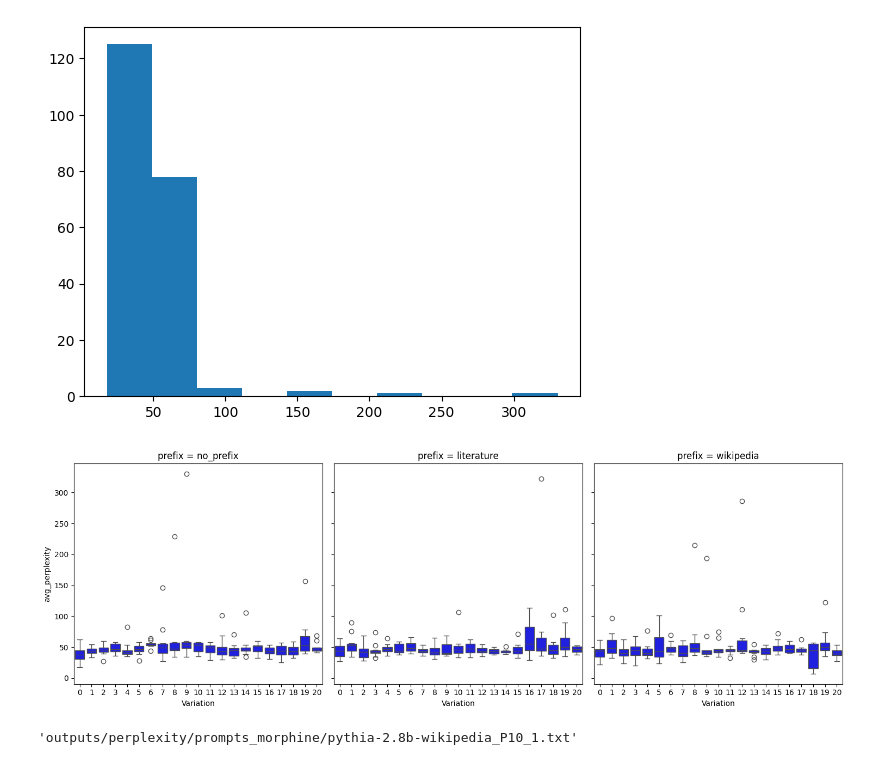
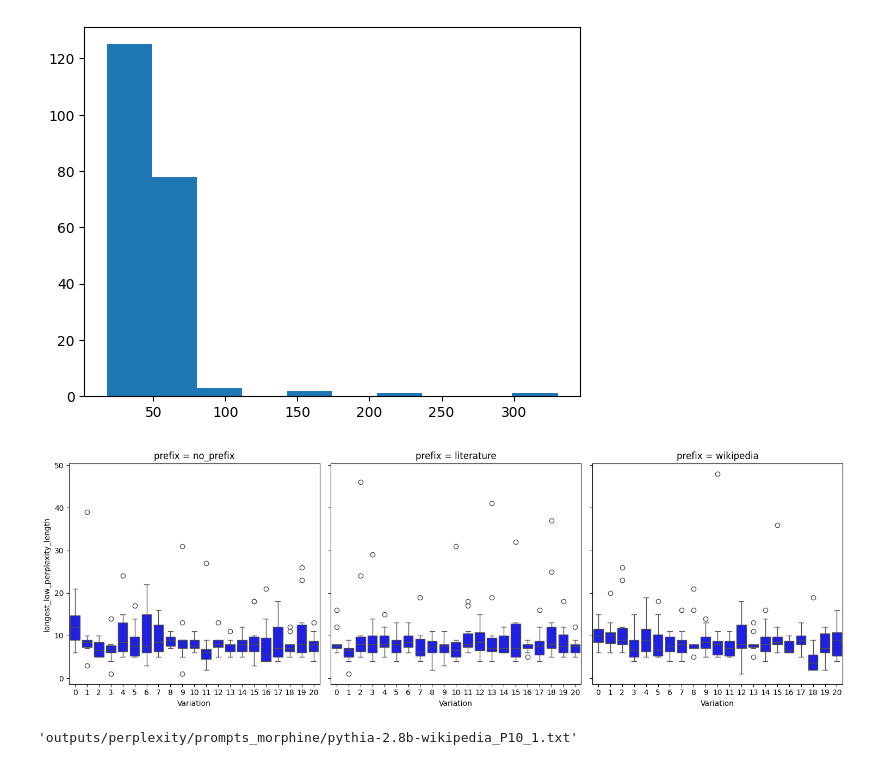
Before and after one commit to Reliable-Information-Lab-HEVS/ACL-2025-Low-perplexity-LLM-generated-sequences, a Jupyter notebook: analysis/variations_perp.ipynb, the cells around one changed output. Saved outputs shown, nothing was run; the diff lists cells and outputs as text; code cells hidden in the pictures.

```diff
--- a/analysis/variations_perp.ipynb
+++ b/analysis/variations_perp.ipynb
@@ -130,25 +130,25 @@ fig.show()
 # %%
 # Create subplots for each value of Z
 fig, axes = plt.subplots(1, len(unique_z_values), figsize=(15, 5), sharey=True)
 
-per = 'avg_perplexity' #longest_low_perplexity_length
+per = 'longest_low_perplexity_length' #longest_low_perplexity_length
 
 for ax, z_value in zip(axes, unique_z_values):
     # Filter data for the current Z value
     z_data = df[df['Z'] == z_value]
 
     # Create a boxplot
     sns.boxplot(data=z_data, x='X', y=per, ax=ax, color='blue')
 
     # Add labels and title
     ax.set_title(f'prefix = {z_value}')
     ax.set_xlabel('Variation')
     ax.set_ylabel(per)
 
 plt.tight_layout()
 plt.show()
 # %% [output]
-[figure, old version]
+[figure, new version]
 # %%
 df.sort_values(by='longest_low_perplexity_length', ascending=False).iloc[0, 0]
 # %% [output]
```
Also changed, not shown: 2 other files.
